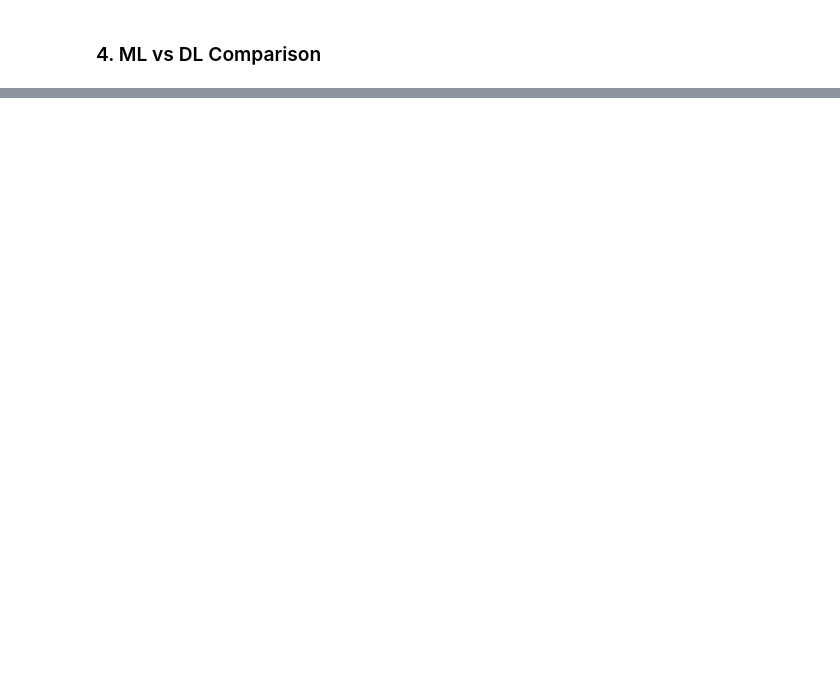
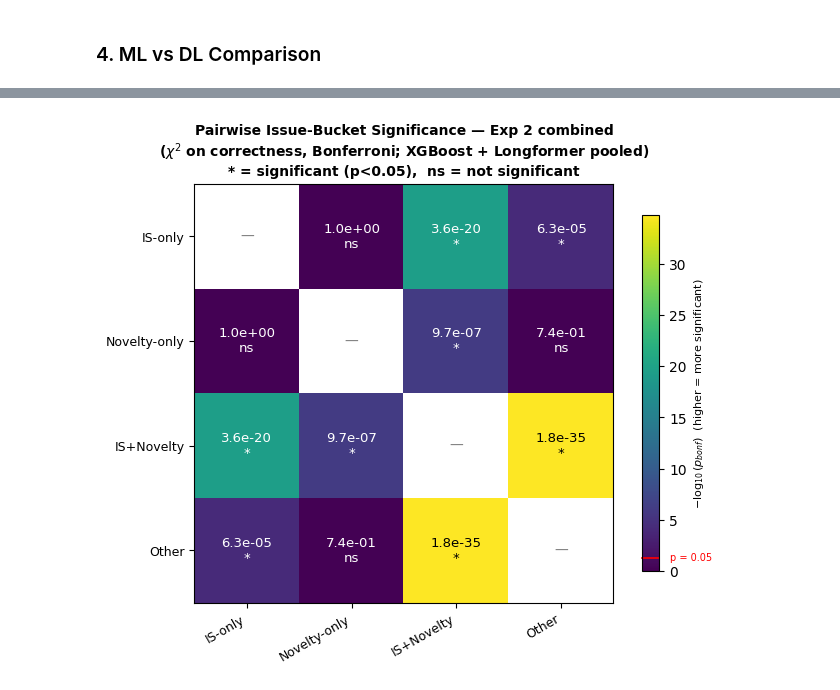
Before and after one commit to dahrb/EPO-Project, a Jupyter notebook: Results/results.ipynb, the cells around one changed output, grey strips where cells are left out. Saved outputs shown, nothing was run; the diff lists cells and outputs as text; code cells hidden in the pictures; blank space fills up the shorter version.

```diff
--- a/Results/results.ipynb
+++ b/Results/results.ipynb
@@ -475,0 +824,45 @@ plt.show()
+# %%
+# Statistical-significance heatmap: pairwise issue-bucket differences (Exp 2, combined)
+# Both best models (XGBoost + Longformer) pooled into one test per pair
+# (predictions pooled, consistent with the confusion matrices; not an average of p-values).
+from scipy import stats
+from itertools import combinations
+pooled = pi2[pi2["case"] == "both"]          # both models pooled
+k = len(ISSUE_ORDER)
+pairs = list(combinations(range(k), 2))
+P = np.full((k, k), np.nan)
+for a, b in pairs:
+    two = pooled[pooled["issue"].isin([ISSUE_ORDER[a], ISSUE_ORDER[b]])]
+    ct = pd.crosstab(two["issue"].astype(str), two["correct"])
+    if ct.shape == (2, 2):
+        _, p, _, _ = stats.chi2_contingency(ct)
+        P[a, b] = P[b, a] = min(1.0, p * len(pairs))   # Bonferroni
+
+M = -np.log10(P)                                       # higher = more significant
+vmax = max(3.0, np.nanmax(M))
+fig, ax = plt.subplots(figsize=(6.8, 5.6))
+im = ax.imshow(M, cmap="viridis", vmin=0, vmax=vmax)
+for a in range(k):
+    for b in range(k):
+        if a == b:
+            ax.text(b, a, "\u2014", ha="center", va="center", color="grey")
+        elif not np.isnan(P[a, b]):
+            p = P[a, b]
+            label = "*" if p < .05 else "ns"
+            ax.text(b, a, f"{p:.1e}\n{label}", ha="center", va="center", fontsize=9.5,
+                    color="white" if M[a, b] < 0.6 * vmax else "black")
+ax.set_xticks(range(k)); ax.set_xticklabels(ISSUE_ORDER, rotation=30, ha="right", fontsize=9)
+ax.set_yticks(range(k)); ax.set_yticklabels(ISSUE_ORDER, fontsize=9)
+ax.set_title("Pairwise Issue-Bucket Significance \u2014 Exp 2 combined\n"
+             "($\\chi^2$ on correctness, Bonferroni; XGBoost + Longformer pooled)\n"
+             "* = significant (p<0.05),  ns = not significant", fontsize=10, fontweight="bold")
+cbar = fig.colorbar(im, ax=ax, shrink=0.85)
+cbar.set_label("$-\\log_{10}(p_{bonf})$  (higher = more significant)", fontsize=8)
+ythr = -np.log10(0.05)
+cbar.ax.plot([0, 1], [ythr, ythr], color="red", lw=1.2,
+             transform=cbar.ax.get_yaxis_transform(), clip_on=False)
+cbar.ax.text(1.6, ythr, "p = 0.05", color="red", fontsize=7, va="center",
+             transform=cbar.ax.get_yaxis_transform())
+plt.tight_layout(); plt.show()
+# %% [output]
+[figure, added]
```
Also changed, not shown: parts of 27 cells of this notebook, 11 other files.
